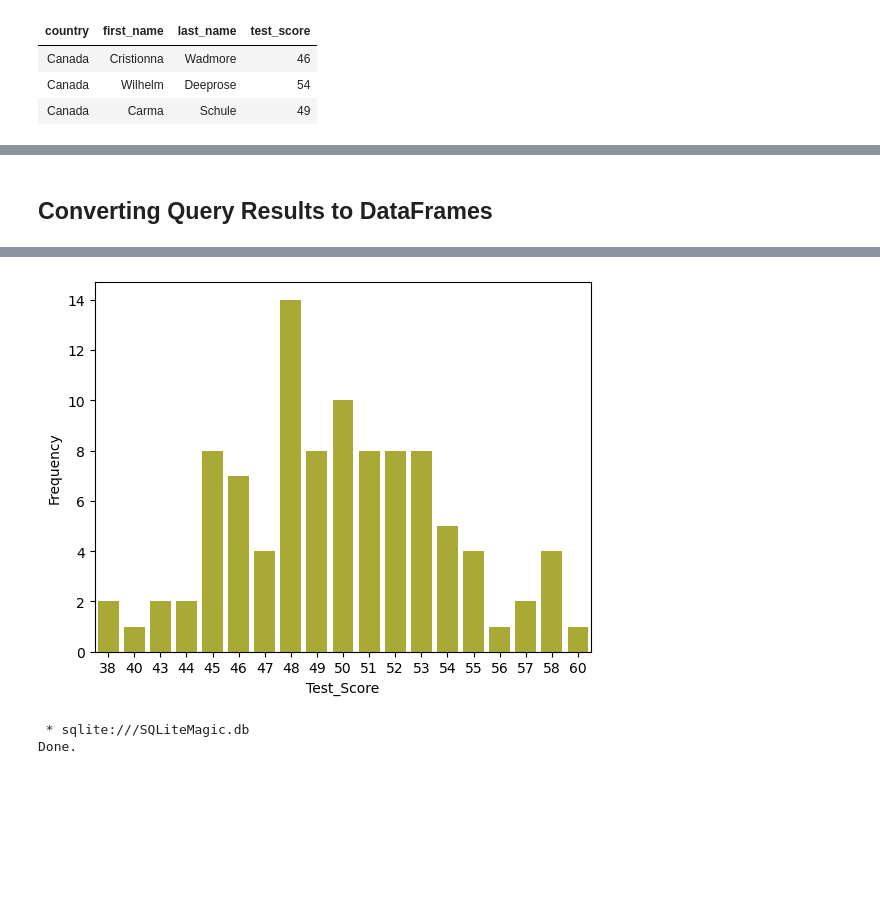
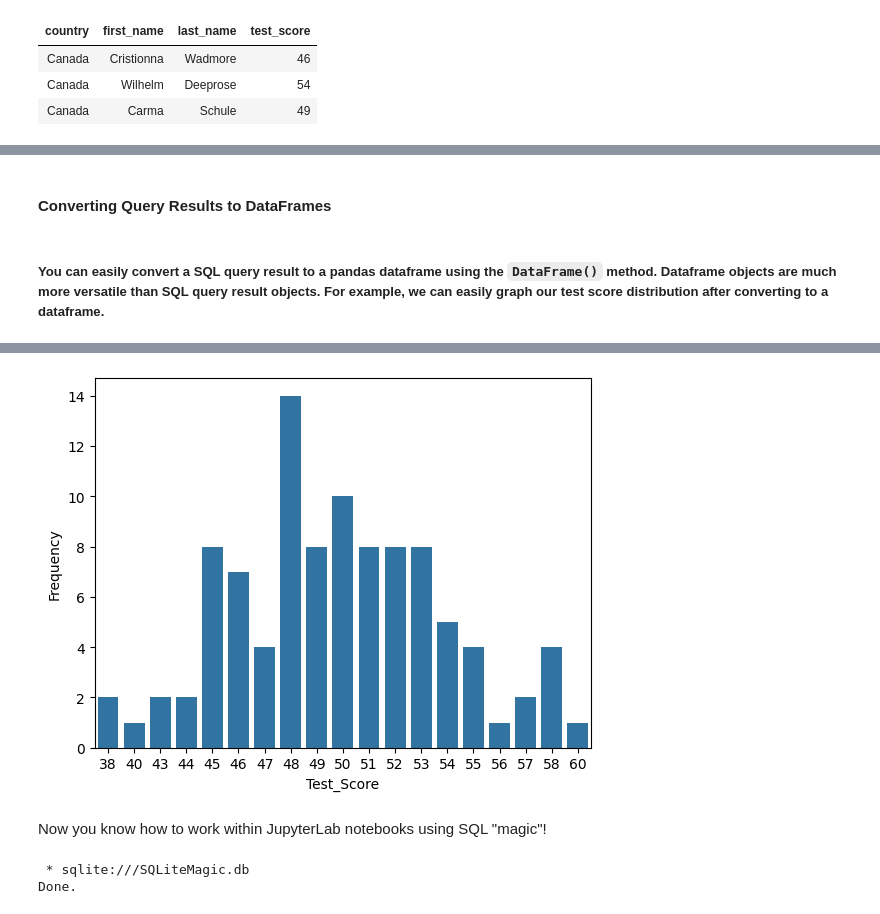
Before and after one commit to Sutathip003/Data-Science-Leaning, a Jupyter notebook: C6_M4_exercise/DBJ_1-3-SQLmagic_SQlite.ipynb, the cells around one changed output, grey strips where cells are left out. Cells and saved outputs as stored; diff of their text form; code cells hidden in the pictures; blank space fills up the shorter version.

```diff
--- a/Accessing Databases with SQL Magic.ipynb
+++ b/C6_M4_exercise/DBJ_1-3-SQLmagic_SQlite.ipynb
@@ -183,5 +228,6 @@ Done.
 # %%
-test_score_distribution = %sql select test_score as "Test_Score", count(*) as "Frequency" from INTERNATIONAL_STUDENT_TEST_SCORES GROUP BY test_score;
+test_score_distribution = %sql SELECT test_score as "Test_Score", count(*) as "Frequency" from INTERNATIONAL_STUDENT_TEST_SCORES GROUP BY test_score;
+test_score_distribution
 # %% [output]
  * sqlite:///SQLiteMagic.db
 Done.
@@ -208,18 +251,16 @@ test_score_distribution
 # %% [markdown]
-## Converting Query Results to DataFrames
+#### Converting Query Results to DataFrames
+# %% [markdown]
+##### You can easily convert a SQL query result to a pandas dataframe using the `DataFrame()` method. Dataframe objects are much more versatile than SQL query result objects. For example, we can easily graph our test score distribution after converting to a dataframe.
 # %%
 !pip install seaborn
 !pip install matplotlib
-
-import seaborn as sns
-import pandas as pd
-import matplotlib.pyplot as plt
-
 dataframe = test_score_distribution.DataFrame()
 
 %matplotlib inline
+# uncomment the following line if you get an module error saying seaborn not found
+# !pip install seaborn==0.9.0
+import seaborn
 
-sns.barplot(x='Test_Score', y= 'Frequency', data=dataframe)
-
-plt.show()
+plot = seaborn.barplot(x='Test_Score',y='Frequency', data=dataframe)
 # %% [output]
@@ -243,4 +284,6 @@ Requirement already satisfied: six>=1.5 in c:\users\anaconda3\lib\site-packages
-[figure, old version]
+[figure, new version]
+# %% [markdown]
+Now you know how to work within JupyterLab notebooks using SQL "magic"!
 # %%
 %%sql
 
```
Also changed, not shown: parts of 19 cells of this notebook, 9 other files.
